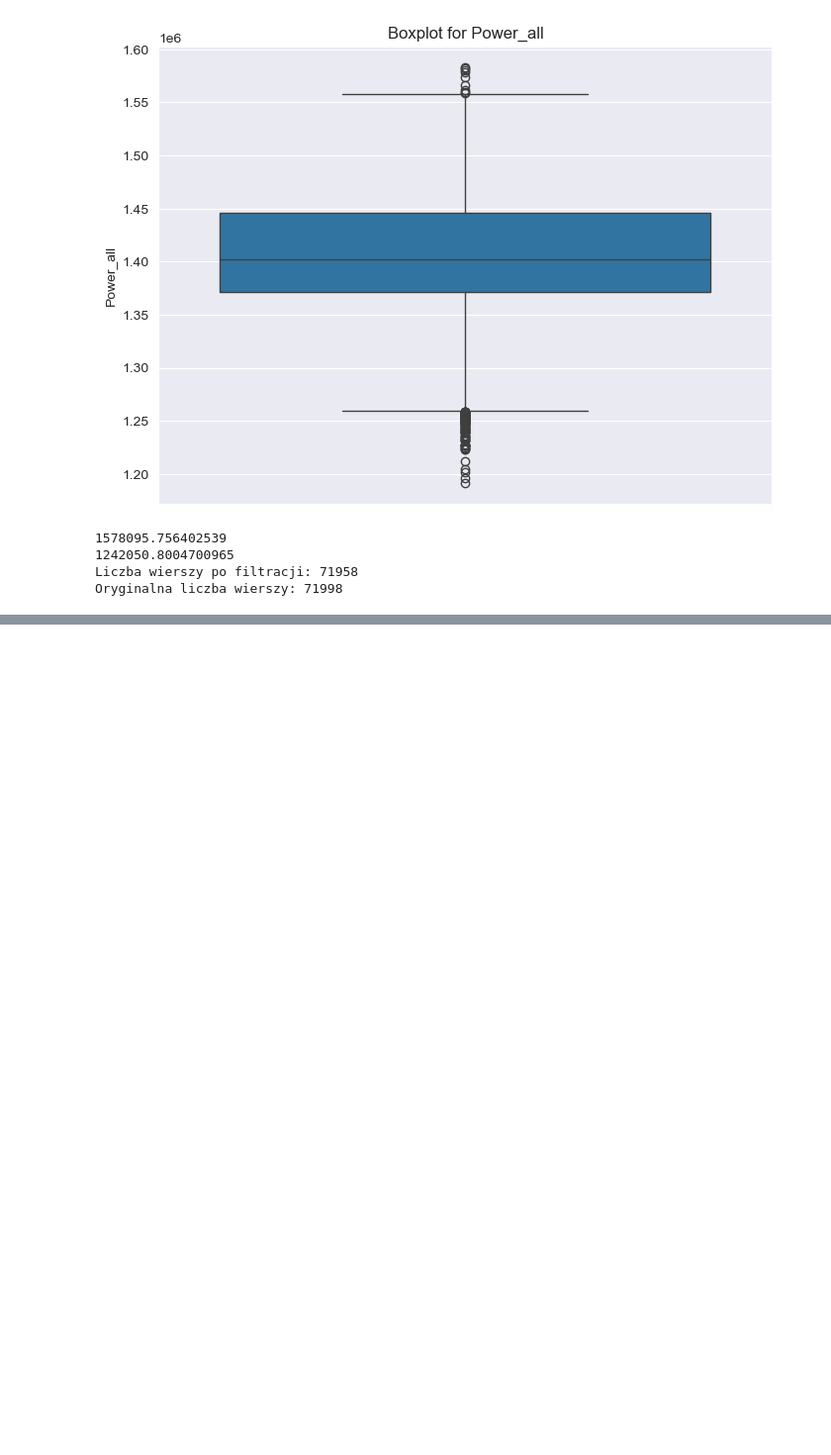
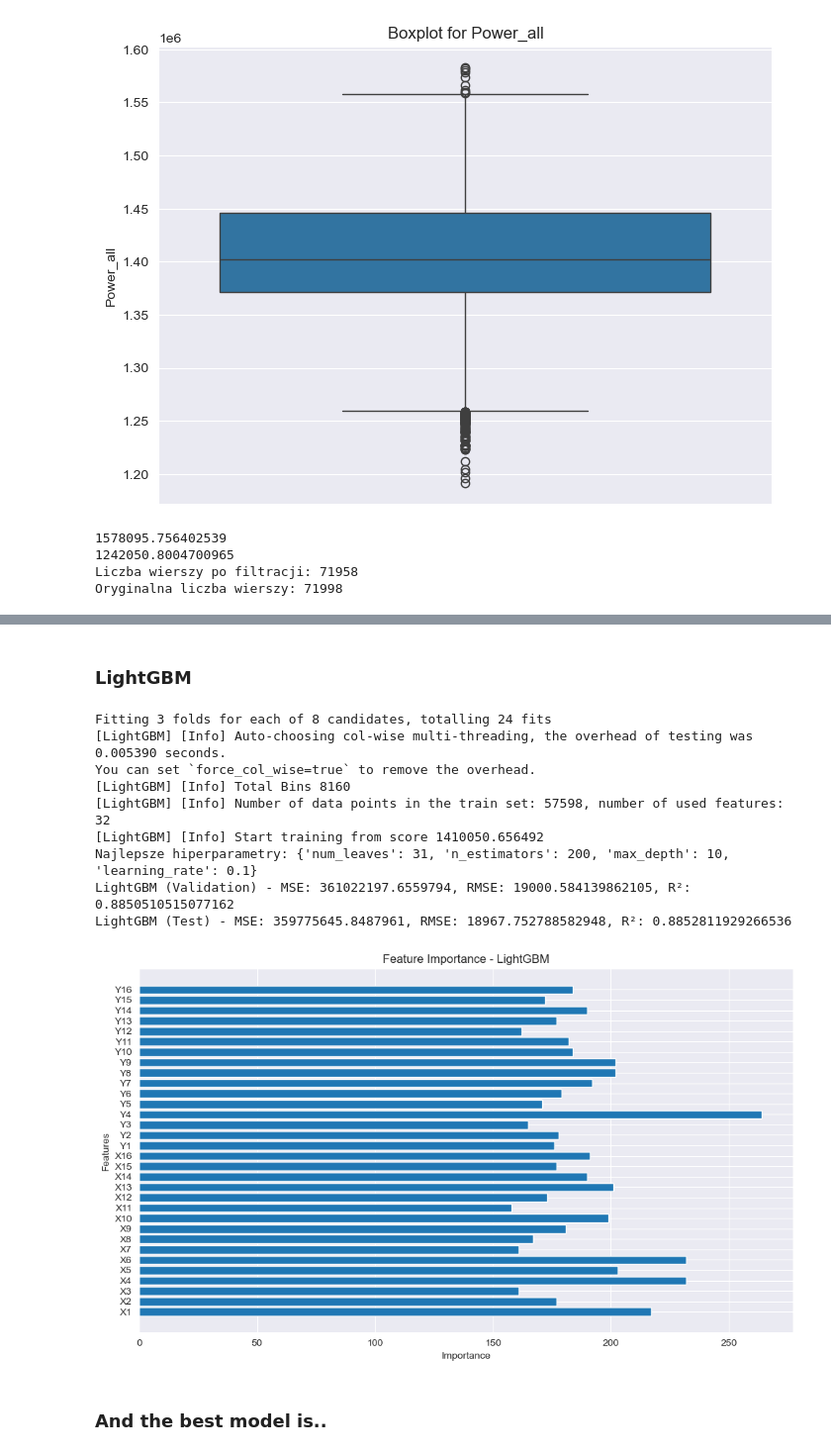
Before and after one commit to Ciaptok/Wave-Energy-Converters-Dataset-Analyze, a Jupyter notebook: notebooks/Adelaide.ipynb, the cells around one changed output, grey strips where cells are left out. Shown at 99% size. Drawn from its saved outputs; the diff is of its cells as text; code cells hidden in the pictures; blank space fills up the shorter version.

```diff
--- a/notebooks/Adelaide.ipynb
+++ b/notebooks/Adelaide.ipynb
@@ -304,0 +519,79 @@ Gradient Boosting - MSE: 390843132.5258998, RMSE: 19769.752970785947, R^2: 0.854
+# %% [markdown]
+### LightGBM
+# %%
+import lightgbm as lgb
+from sklearn.metrics import mean_squared_error, r2_score
+from sklearn.model_selection import RandomizedSearchCV
+
+# Definicja ograniczonej przestrzeni hiperparametrów
+param_dist = {
+    'n_estimators': [100, 200],  # Liczba drzew
+    'max_depth': [5, 10],  # Maksymalna głębokość drzewa
+    'learning_rate': [0.05, 0.1],  # Szybkość uczenia
+    'num_leaves': [31, 50],  # Liczba liści w każdym drzewie
+}
+
+# Tworzenie modelu LightGBM
+model = lgb.LGBMRegressor(random_state=42)
+
+# RandomizedSearchCV
+random_search = RandomizedSearchCV(
+    estimator=model,
+    param_distributions=param_dist,
+    n_iter=8,  # Liczba losowych kombinacji do przetestowania
+    scoring='neg_mean_squared_error',  # Funkcja kosztu
+    cv=3,  # Liczba podziałów do walidacji krzyżowej
+    verbose=2,
+    random_state=42,
+    n_jobs=-1  # Użycie wszystkich rdzeni procesora
+)
+
+# Dopasowanie RandomizedSearchCV
+random_search.fit(X_train, y_train)
+
+# Najlepszy model i hiperparametry
+best_lgbm = random_search.best_estimator_
+print("Najlepsze hiperparametry:", random_search.best_params_)
+
+# Ocena na zbiorze walidacyjnym
+y_val_pred = best_lgbm.predict(X_val)
+mse_val = mean_squared_error(y_val, y_val_pred)
+rmse_val = np.sqrt(mse_val)
+r2_val = r2_score(y_val, y_val_pred)
+
+print(f"LightGBM (Validation) - MSE: {mse_val}, RMSE: {rmse_val}, R²: {r2_val}")
+
+# Ocena najlepszego modelu na zbiorze testowym
+y_test_pred = best_lgbm.predict(X_test)
+mse_test = mean_squared_error(y_test, y_test_pred)
+rmse_test4 = np.sqrt(mse_test)
+r2_test = r2_score(y_test, y_test_pred)
+
+print(f"LightGBM (Test) - MSE: {mse_test}, RMSE: {rmse_test4}, R²: {r2_test}")
+
+
+# Feature Importance
+feature_importance = best_lgbm.feature_importances_
+feature_names = X_train.columns
+
+# Wizualizacja Feature Importance
+plt.figure(figsize=(10, 6))
+plt.barh(feature_names, feature_importance)
+plt.title("Feature Importance - LightGBM")
+plt.xlabel("Importance")
+plt.ylabel("Features")
+plt.tight_layout()
+plt.show()
+# %% [output]
+Fitting 3 folds for each of 8 candidates, totalling 24 fits
+[LightGBM] [Info] Auto-choosing col-wise multi-threading, the overhead of testing was 0.005390 seconds.
+You can set `force_col_wise=true` to remove the overhead.
+[LightGBM] [Info] Total Bins 8160
+[LightGBM] [Info] Number of data points in the train set: 57598, number of used features: 32
+[LightGBM] [Info] Start training from score 1410050.656492
+Najlepsze hiperparametry: {'num_leaves': 31, 'n_estimators': 200, 'max_depth': 10, 'learning_rate': 0.1}
+LightGBM (Validation) - MSE: 361022197.6559794, RMSE: 19000.584139862105, R²: 0.8850510515077162
+LightGBM (Test) - MSE: 359775645.8487961, RMSE: 18967.752788582948, R²: 0.8852811929266536
+[figure, added]
+# %% [markdown]
+### And the best model is..
```
Also changed, not shown: parts of 31 cells of this notebook, 1 other file.
